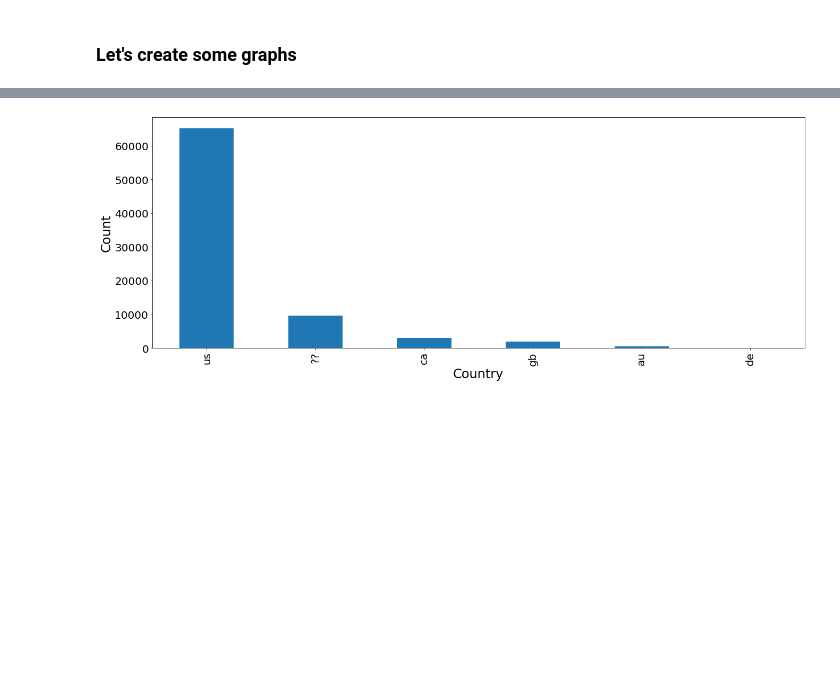
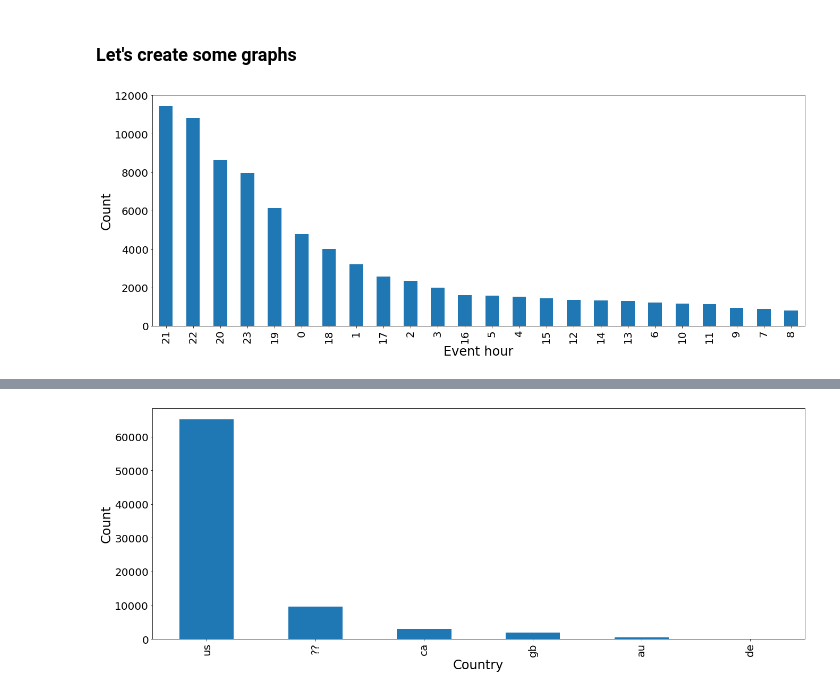
Before and after one commit to alexxozo/ufo-predictor, a Jupyter notebook: eda_and_prediction.ipynb, the cells around one changed output, grey strips where cells are left out. Cells and saved outputs as stored; diff of their text form; code cells hidden in the pictures; blank space fills up the shorter version.

```diff
--- a/eda_and_prediction.ipynb
+++ b/eda_and_prediction.ipynb
@@ -221,0 +231,14 @@ ufo_df.head(10)
+# %%
+# Check out when the ufo have been seen by weekday
+import datetime
+
+def output_weekday_from(text):
+    text = text.replace('24:00', '0:00')
+    date = datetime.datetime.strptime(text, '%m/%d/%Y %H:%M').date()
+    days = ['Monday', 'Tuesday', 'Wednesday', 'Thursday', 'Friday', 'Saturday', 'Sunday']
+    return days[date.weekday()]
+
+
+ufo_df['event_weekday'] = ufo_df['datetime'].apply(output_weekday_from)
+
+ufo_df.head(3)
@@ -221,0 +250,13 @@ ufo_df.head(10)
+# %%
+# Check out when the ufo have been seen by weekday
+import datetime
+
+def output_hour_from(text):
+    text = text.replace('24:00', '0:00')
+    hour = datetime.datetime.strptime(text, '%m/%d/%Y %H:%M').hour
+    return hour
+
+
+ufo_df['event_hour'] = ufo_df['datetime'].apply(output_hour_from)
+
+ufo_df.head(3)
@@ -222,2 +268,14 @@ ufo_df.head(10)
 # %% [markdown]
 ### Let's create some graphs
+# %%
+plt.subplots(figsize=(22,8))
+ufo_df["event_hour"].value_counts().plot.bar()
+
+plt.xlabel("Event hour", fontsize=24)
+plt.xticks(fontsize=20)
+plt.ylabel("Count", fontsize=24)
+plt.yticks(fontsize=20)
+
+plt.show()
+# %% [output]
+[figure, added]
```
Also changed, not shown: parts of 8 cells of this notebook.
